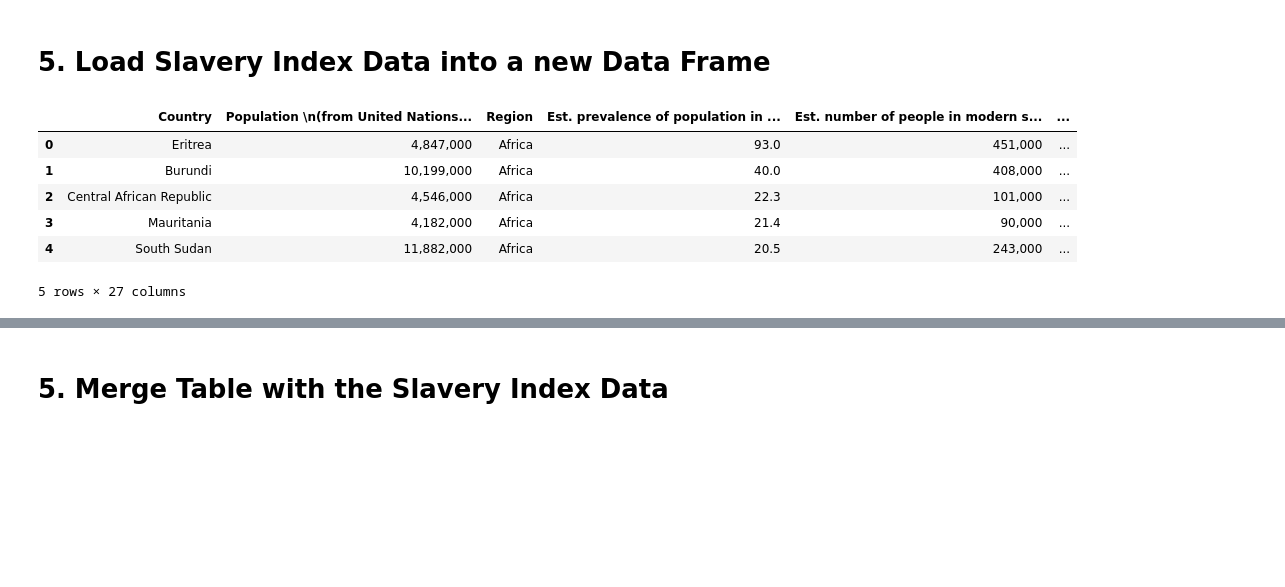
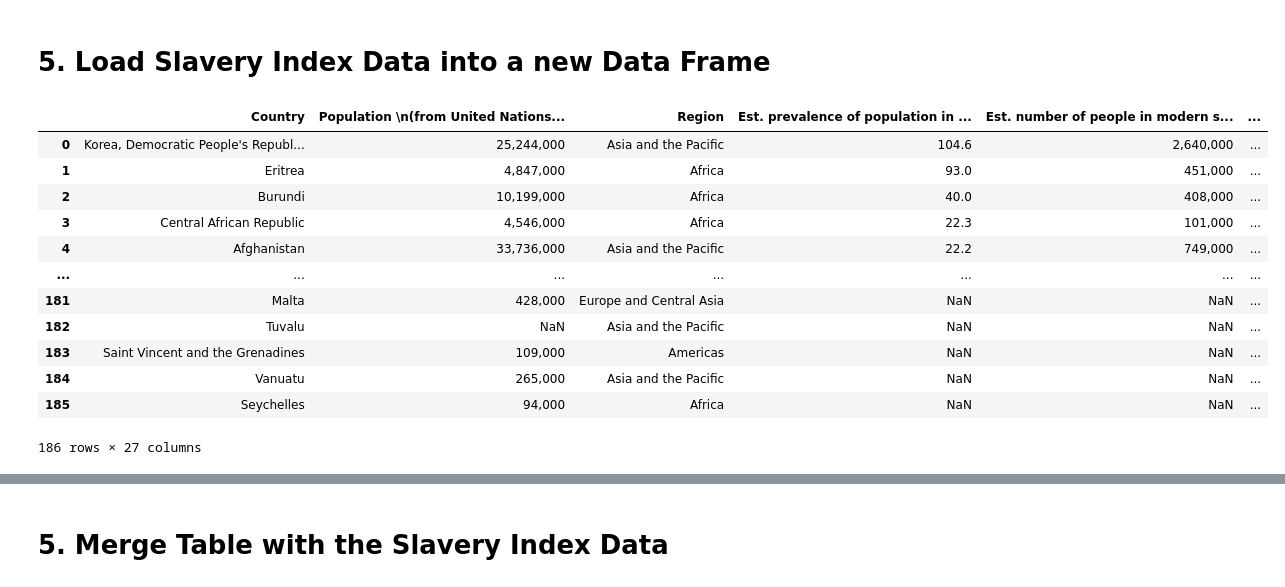
Before and after one commit to mahooi/Globalization, a Jupyter notebook: Notebooks/GDP Notebook.ipynb, the cells around one changed output, grey strips where cells are left out. Drawn from its saved outputs; the diff is of its cells as text; code cells hidden in the pictures; blank space fills up the shorter version.

```diff
--- a/Notebooks/GDP Notebook.ipynb
+++ b/Notebooks/GDP Notebook.ipynb
@@ -80,15 +82,21 @@ df_gdp_new.sort_values(by=['gdp_2017'])
 # 5. Load Slavery Index Data into a new Data Frame
 # %%
 df_slavery = pd.read_csv("../data/clean_slavery_index.csv", header=1)
-df_slavery.head()
+df_slavery
 # %% [output]
 |  | Country | Population \n(from United Nations... | Region | Est. prevalence of population in ... | Est. number of people in modern s... | ... |
-| 0 | Eritrea | 4,847,000 | Africa | 93.0 | 451,000 | ... |
-| 1 | Burundi | 10,199,000 | Africa | 40.0 | 408,000 | ... |
-| 2 | Central African Republic | 4,546,000 | Africa | 22.3 | 101,000 | ... |
-| 3 | Mauritania | 4,182,000 | Africa | 21.4 | 90,000 | ... |
-| 4 | South Sudan | 11,882,000 | Africa | 20.5 | 243,000 | ... |
+| 0 | Korea, Democratic People's Republ... | 25,244,000 | Asia and the Pacific | 104.6 | 2,640,000 | ... |
+| 1 | Eritrea | 4,847,000 | Africa | 93.0 | 451,000 | ... |
+| 2 | Burundi | 10,199,000 | Africa | 40.0 | 408,000 | ... |
+| 3 | Central African Republic | 4,546,000 | Africa | 22.3 | 101,000 | ... |
+| 4 | Afghanistan | 33,736,000 | Asia and the Pacific | 22.2 | 749,000 | ... |
+| ... | ... | ... | ... | ... | ... | ... |
+| 181 | Malta | 428,000 | Europe and Central Asia | NaN | NaN | ... |
+| 182 | Tuvalu | NaN | Asia and the Pacific | NaN | NaN | ... |
+| 183 | Saint Vincent and the Grenadines | 109,000 | Americas | NaN | NaN | ... |
+| 184 | Vanuatu | 265,000 | Asia and the Pacific | NaN | NaN | ... |
+| 185 | Seychelles | 94,000 | Africa | NaN | NaN | ... |
-5 rows × 27 columns
+186 rows × 27 columns
 # %%
 df_slavery.columns = df_slavery.columns.str.strip()
 df_slavery.columns
```
Also changed, not shown: parts of 19 cells of this notebook.
